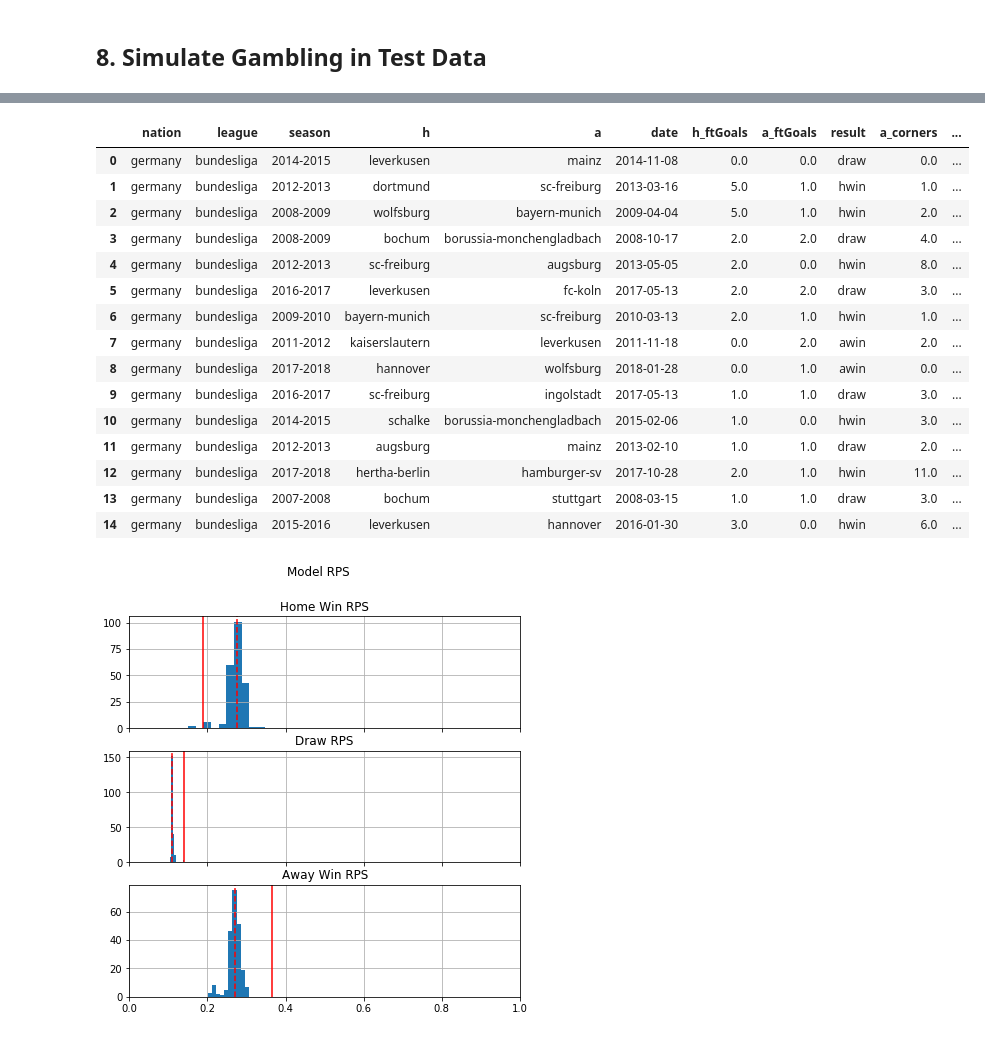
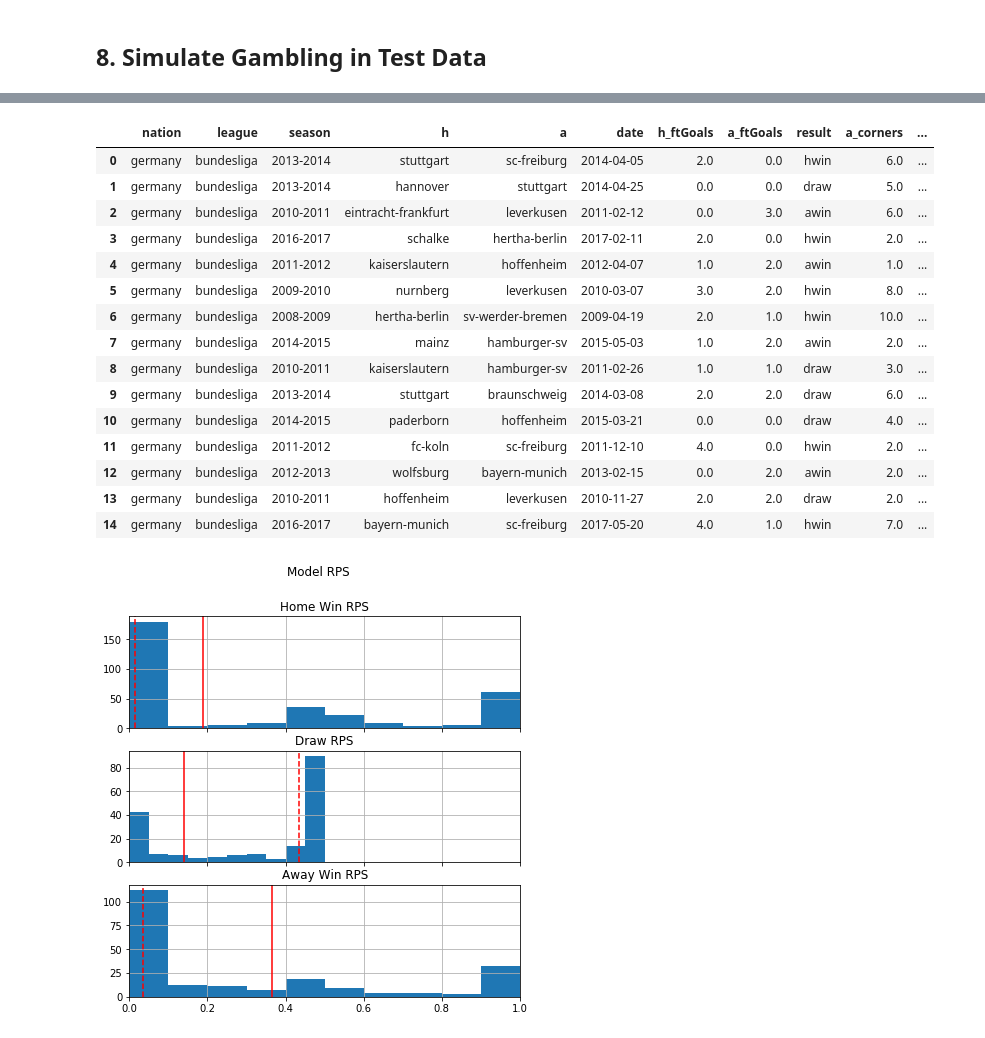
Before and after one commit to DMacGillivray/soccer-predictions, a Jupyter notebook: notebooks/0005.0000c Modeling Strategy c.ipynb, the cells around one changed output, grey strips where cells are left out. Cells and saved outputs as stored; diff of their text form; code cells hidden in the pictures.

```diff
--- a/notebooks/0005.0000c Modeling Strategy c.ipynb
+++ b/notebooks/0005.0000c Modeling Strategy c.ipynb
@@ -44,6 +44,7 @@ SAMP_STACKED_FP = SAMP_STACKED_DIR / 'germany' / 'bundesliga' / fn
 SAMP_FEATURED_FP = SAMP_FEATURED_DIR / 'germany' / 'bundesliga' / fn
 SAMP_TRANSFORMED_FP = SAMP_TRANSFORMED_DIR / 'germany' / 'bundesliga' / fn
 SAMP_MODEL_FP = SAMPLE_DIR / 'models' / 'optimized-model.joblib'
+SAVE_FP = SAMPLE_DIR / 'check-output' / 'test.csv'
 # %% [output]
 Modules to reload:
 all-except-skipped
@@ -440,7 +439,7 @@ We can either drop all games where the teams have not played, or we can impute
 
 This is quite a big notebook, so for the sake of brevity we will drop all games unless each team has played n previous games
 # %%
-n_back=2
+n_back=4
 df_cut = cut_historical_games(df_select_features, n_back=n_back, drop_all_nan_rows=True, how='any')
 df_cut.head()
 # %% [output]
@@ -493,9 +492,9 @@ memory usage: 3.7+ MB
 compressed_df3 = compressed_df2.copy(deep=True)
 compressed_df3 = compressed_df3.dropna().reset_index(drop=True)
 # %%
-draws = compressed_df3[compressed_df3['result'] == 'draw']
-hwins = compressed_df3[compressed_df3['result'] == 'hwin'].sample(frac=0.55)
-awins = compressed_df3[compressed_df3['result'] == 'awin'].sample(frac=0.85)
-compressed_df4 = pd.concat([draws, awins, hwins], axis=0).sort_index().reset_index(drop=True)
-# compressed_df4 = compressed_df3.copy(deep=True)
+# draws = compressed_df3[compressed_df3['result'] == 'draw']
+# hwins = compressed_df3[compressed_df3['result'] == 'hwin'].sample(frac=0.55)
+# awins = compressed_df3[compressed_df3['result'] == 'awin'].sample(frac=0.85)
+# compressed_df4 = pd.concat([draws, awins, hwins], axis=0).sort_index().reset_index(drop=True)
+compressed_df4 = compressed_df3.copy(deep=True)
 # %%
@@ -831,7 +945,7 @@ meta_t.reset_index(drop=True, inplace=True)
 X_t.reset_index(drop=True, inplace=True)
 y_t.reset_index(drop=True, inplace=True)
 # %%
-X_t = srs.transform(X_t)
+# X_t = srs.transform(X_t)
 test_preds = clf.predict_proba(X_t)
 test_preds_df = pd.DataFrame(test_preds, columns = clf.classes_)
 # df_test = pd.concat([meta_t, X_t, test_preds_df], sort=False, axis=1)
@@ -872,6 +986,10 @@ df_test['hwin_unit_EV'] = (df_test[1]* (df_test['hwinOddsBbMax']-1)) + ((1- df_t
 df_test['draw_unit_EV'] = (df_test[2]* (df_test['drawOddsBbMax']-1)) + ((1- df_test[2]) * -1)
 df_test['awin_unit_EV'] = (df_test[3]* (df_test['awinOddsBbMax']-1)) + ((1- df_test[3]) * -1)
 
+# df_test['hwin_unit_EV'] = (df_test[1]* (df_test['hwinOddsBbMean']-1)) + ((1- df_test[1]) * -1)
+# df_test['draw_unit_EV'] = (df_test[2]* (df_test['drawOddsBbMean']-1)) + ((1- df_test[2]) * -1)
+# df_test['awin_unit_EV'] = (df_test[3]* (df_test['awinOddsBbMean']-1)) + ((1- df_test[3]) * -1)
+
 
 # # Betting Strategy # 1
 # # ## EV > Threshold ##
@@ -881,7 +999,7 @@ df_test['awin_unit_EV'] = (df_test[3]* (df_test['awinOddsBbMax']-1)) + ((1- df_t
 
 # Betting Strategy # 2
 ## EV > Threshold - Bet on Maximum EV for each Game ##
-EV_threshold = 0.0
+EV_threshold = 0.5
 mask1 = (df_test[['hwin_unit_EV', 'draw_unit_EV', 'awin_unit_EV']] >= EV_threshold).values
 mask2 = df_test[['hwin_unit_EV', 'draw_unit_EV', 'awin_unit_EV']].values.max(axis=1,keepdims=1) == \
             df_test[['hwin_unit_EV', 'draw_unit_EV', 'awin_unit_EV']].values
@@ -935,50 +1053,56 @@ df_test[['hwin_bet', 'draw_bet', 'awin_bet']] = pd.DataFrame(mask)
 conditions = [(df_test['hwin_bet'] == 1) & (df_test['ordinal_result_1'] == 1), # Place Bet - bet wins
               (df_test['hwin_bet'] == 1) & (df_test['ordinal_result_1'] == 0)] # Place bet - bet loses
 choices = [(df_test['hwinOddsBbMax']-1), -1]
+# choices = [(df_test['hwinOddsBbMean']-1), -1]
 df_test['hwin_rets'] = np.select(conditions, choices, default=0) # default - no bet placed
 
 conditions = [(df_test['draw_bet'] == 1) & (df_test['ordinal_result_2'] == 1), # Place Bet - bet wins
               (df_test['draw_bet'] == 1) & (df_test['ordinal_result_2'] == 0)] # Place bet - bet loses
 choices = [(df_test['drawOddsBbMax']-1), -1]
+# choices = [(df_test['drawOddsBbMean']-1), -1]
 df_test['draw_rets'] = np.select(conditions, choices, default=0)
 
 conditions = [(df_test['awin_bet'] == 1) & (df_test['ordinal_result_3'] == 1), # Place Bet - bet wins
               (df_test['awin_bet'] == 1) & (df_test['ordinal_result_3'] == 0)] # Place bet - bet loses
 choices = [(df_test['awinOddsBbMax']-1), -1]
+# choices = [(df_test['awinOddsBbMean']-1), -1]
 df_test['awin_rets'] = np.select(conditions, choices, default=0)
 
 def get_placed_bet(row):
     if row[0]:
         return 'hwin_bet'
     elif row[1]:
         return 'draw_bet'
     elif row[2]:
         return 'awin_bet'
     else:
         return 'no_bet'
 
 df_test['placed_bet'] = df_test[['hwin_bet', 'draw_bet', 'awin_bet']].apply(get_placed_bet, axis=1)
 
 
 df_test['game_ret'] = df_test[['hwin_rets', 'draw_rets', 'awin_rets']].sum(axis=1)
+
+df_test.to_csv(SAVE_FP, index=False)
+
 df_test.head(15)
 # %% [output]
 |  | nation | league | season | h | a | date | h_ftGoals | a_ftGoals | result | a_corners | ... |
-| 0 | germany | bundesliga | 2014-2015 | leverkusen | mainz | 2014-11-08 | 0.0 | 0.0 | draw | 0.0 | ... |
-| 1 | germany | bundesliga | 2012-2013 | dortmund | sc-freiburg | 2013-03-16 | 5.0 | 1.0 | hwin | 1.0 | ... |
-| 2 | germany | bundesliga | 2008-2009 | wolfsburg | bayern-munich | 2009-04-04 | 5.0 | 1.0 | hwin | 2.0 | ... |
-| 3 | germany | bundesliga | 2008-2009 | bochum | borussia-monchengladbach | 2008-10-17 | 2.0 | 2.0 | draw | 4.0 | ... |
-| 4 | germany | bundesliga | 2012-2013 | sc-freiburg | augsburg | 2013-05-05 | 2.0 | 0.0 | hwin | 8.0 | ... |
-| 5 | germany | bundesliga | 2016-2017 | leverkusen | fc-koln | 2017-05-13 | 2.0 | 2.0 | draw | 3.0 | ... |
-| 6 | germany | bundesliga | 2009-2010 | bayern-munich | sc-freiburg | 2010-03-13 | 2.0 | 1.0 | hwin | 1.0 | ... |
-| 7 | germany | bundesliga | 2011-2012 | kaiserslautern | leverkusen | 2011-11-18 | 0.0 | 2.0 | awin | 2.0 | ... |
-| 8 | germany | bundesliga | 2017-2018 | hannover | wolfsburg | 2018-01-28 | 0.0 | 1.0 | awin | 0.0 | ... |
-| 9 | germany | bundesliga | 2016-2017 | sc-freiburg | ingolstadt | 2017-05-13 | 1.0 | 1.0 | draw | 3.0 | ... |
-| 10 | germany | bundesliga | 2014-2015 | schalke | borussia-monchengladbach | 2015-02-06 | 1.0 | 0.0 | hwin | 3.0 | ... |
-| 11 | germany | bundesliga | 2012-2013 | augsburg | mainz | 2013-02-10 | 1.0 | 1.0 | draw | 2.0 | ... |
-| 12 | germany | bundesliga | 2017-2018 | hertha-berlin | hamburger-sv | 2017-10-28 | 2.0 | 1.0 | hwin | 11.0 | ... |
-| 13 | germany | bundesliga | 2007-2008 | bochum | stuttgart | 2008-03-15 | 1.0 | 1.0 | draw | 3.0 | ... |
-| 14 | germany | bundesliga | 2015-2016 | leverkusen | hannover | 2016-01-30 | 3.0 | 0.0 | hwin | 6.0 | ... |
+| 0 | germany | bundesliga | 2013-2014 | stuttgart | sc-freiburg | 2014-04-05 | 2.0 | 0.0 | hwin | 6.0 | ... |
+| 1 | germany | bundesliga | 2013-2014 | hannover | stuttgart | 2014-04-25 | 0.0 | 0.0 | draw | 5.0 | ... |
+| 2 | germany | bundesliga | 2010-2011 | eintracht-frankfurt | leverkusen | 2011-02-12 | 0.0 | 3.0 | awin | 6.0 | ... |
+| 3 | germany | bundesliga | 2016-2017 | schalke | hertha-berlin | 2017-02-11 | 2.0 | 0.0 | hwin | 2.0 | ... |
+| 4 | germany | bundesliga | 2011-2012 | kaiserslautern | hoffenheim | 2012-04-07 | 1.0 | 2.0 | awin | 1.0 | ... |
+| 5 | germany | bundesliga | 2009-2010 | nurnberg | leverkusen | 2010-03-07 | 3.0 | 2.0 | hwin | 8.0 | ... |
+| 6 | germany | bundesliga | 2008-2009 | hertha-berlin | sv-werder-bremen | 2009-04-19 | 2.0 | 1.0 | hwin | 10.0 | ... |
+| 7 | germany | bundesliga | 2014-2015 | mainz | hamburger-sv | 2015-05-03 | 1.0 | 2.0 | awin | 2.0 | ... |
+| 8 | germany | bundesliga | 2010-2011 | kaiserslautern | hamburger-sv | 2011-02-26 | 1.0 | 1.0 | draw | 3.0 | ... |
+| 9 | germany | bundesliga | 2013-2014 | stuttgart | braunschweig | 2014-03-08 | 2.0 | 2.0 | draw | 6.0 | ... |
+| 10 | germany | bundesliga | 2014-2015 | paderborn | hoffenheim | 2015-03-21 | 0.0 | 0.0 | draw | 4.0 | ... |
+| 11 | germany | bundesliga | 2011-2012 | fc-koln | sc-freiburg | 2011-12-10 | 4.0 | 0.0 | hwin | 2.0 | ... |
+| 12 | germany | bundesliga | 2012-2013 | wolfsburg | bayern-munich | 2013-02-15 | 0.0 | 2.0 | awin | 2.0 | ... |
+| 13 | germany | bundesliga | 2010-2011 | hoffenheim | leverkusen | 2010-11-27 | 2.0 | 2.0 | draw | 2.0 | ... |
+| 14 | germany | bundesliga | 2016-2017 | bayern-munich | sc-freiburg | 2017-05-20 | 4.0 | 1.0 | hwin | 7.0 | ... |
 # %%
 hwin_rpss = df_test[df_test['result'] == 'hwin']['model_rps']
 draw_rpss = df_test[df_test['result'] == 'draw']['model_rps']
@@ -1009,4 +1133,4 @@ ax3.grid()
 plt.suptitle('Model RPS')
 plt.show();
 # %% [output]
-[figure, old version]
+[figure, new version]
```
Also changed, not shown: parts of 39 cells of this notebook.
